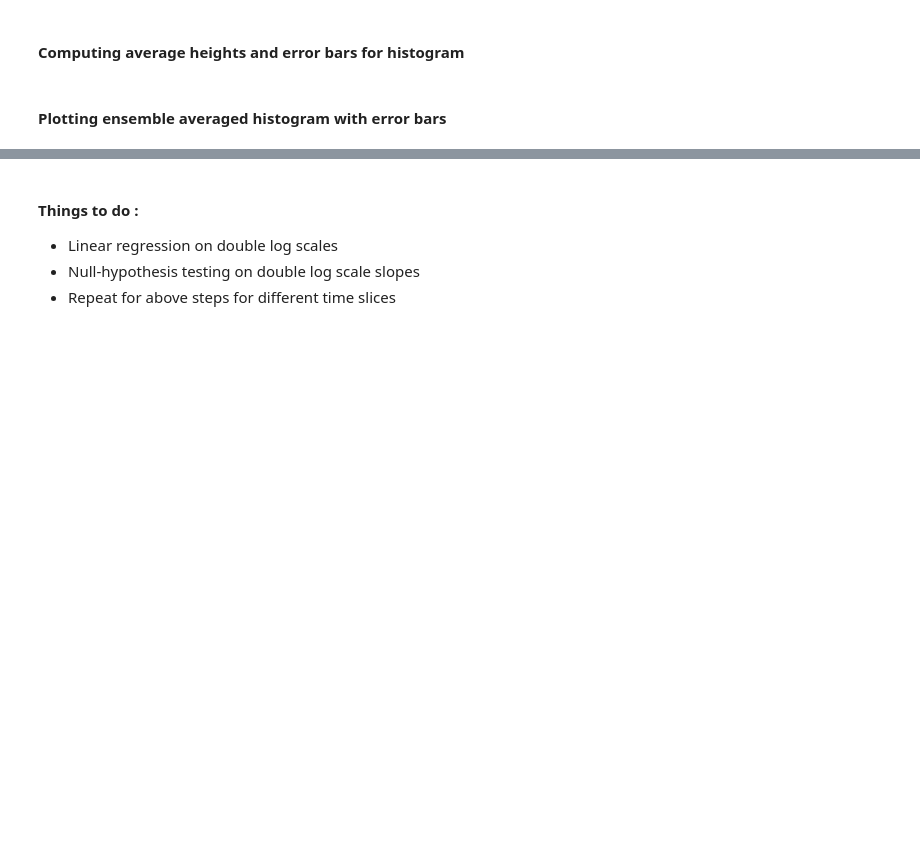
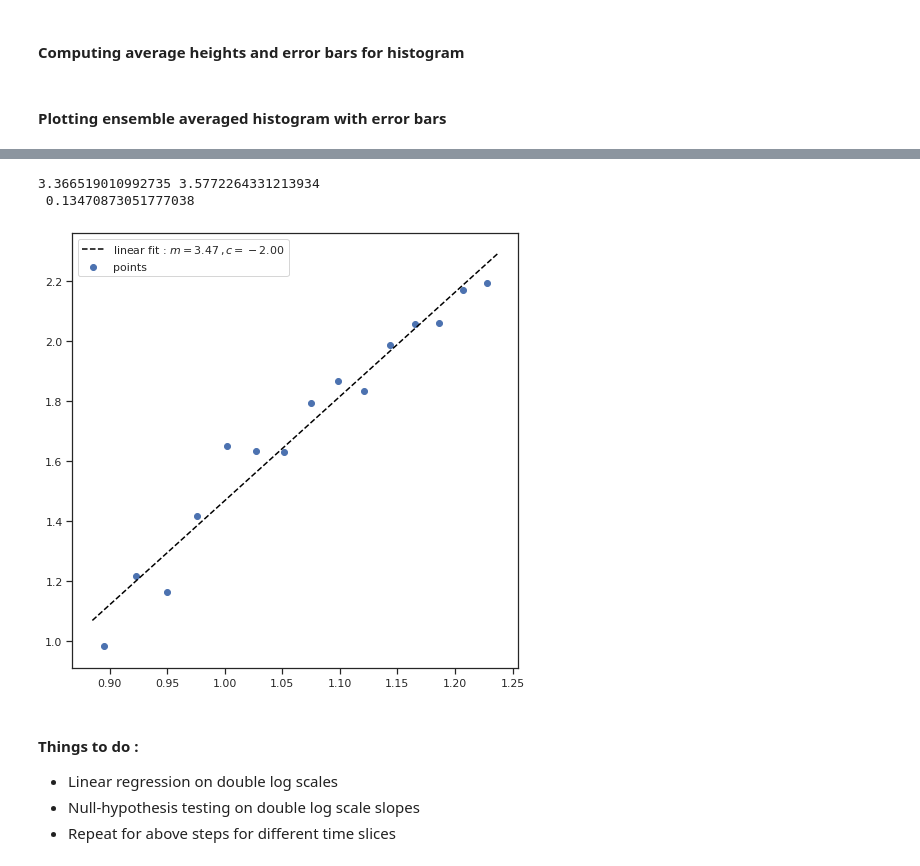
Before and after one commit to palsagar/ligaments_analysis, a Jupyter notebook: error_d1.ipynb, the cells around one changed output, grey strips where cells are left out. Drawn from its saved outputs; the diff is of its cells as text; code cells hidden in the pictures; blank space fills up the shorter version.

```diff
--- a/error_d1.ipynb
+++ b/error_d1.ipynb
@@ -95,3 +99,31 @@ plt.legend();
+# %%
+new_limit = 15
+
+X = np.log(fit_x[-new_limit:])
+Y = np.log(-1.0 * np.log(fit_y[-new_limit:]))
+
+log_xspace = np.linspace(np.amin(X)- 1e-2 , np.amax(X)+1e-2, 1000)
+
+popt_linear , pcov_linear = fit(X,Y, linear)
+
+
+fit_error = np.sqrt(np.diag(pcov_linear))
+
+standard_fit_error = fit_error[0]/np.sqrt(new_limit)
+
+bound_1 = popt_linear[0] - 1.96 * standard_fit_error
+bound_2 = popt_linear[0] + 1.96 * standard_fit_error
+
+print(bound_1, bound_2, "\n", np.exp(popt_linear[1]))
+
+plt.figure(figsize=(8,8))
+plt.scatter(X,Y,label="points");
+plt.plot(log_xspace, linear(log_xspace, *popt_linear), linestyle = '--', color = 'black',  label="linear fit : $m = %.2f \, , c = %.2f$" %(popt_linear[0], popt_linear[1]));
+plt.legend();
+# %% [output]
+3.366519010992735 3.5772264331213934
+ 0.13470873051777038
+[figure, added]
 # %% [markdown]
 #### Things to do :
 - Linear regression on double log scales
```
Also changed, not shown: parts of 3 cells of this notebook, 2 other files.
